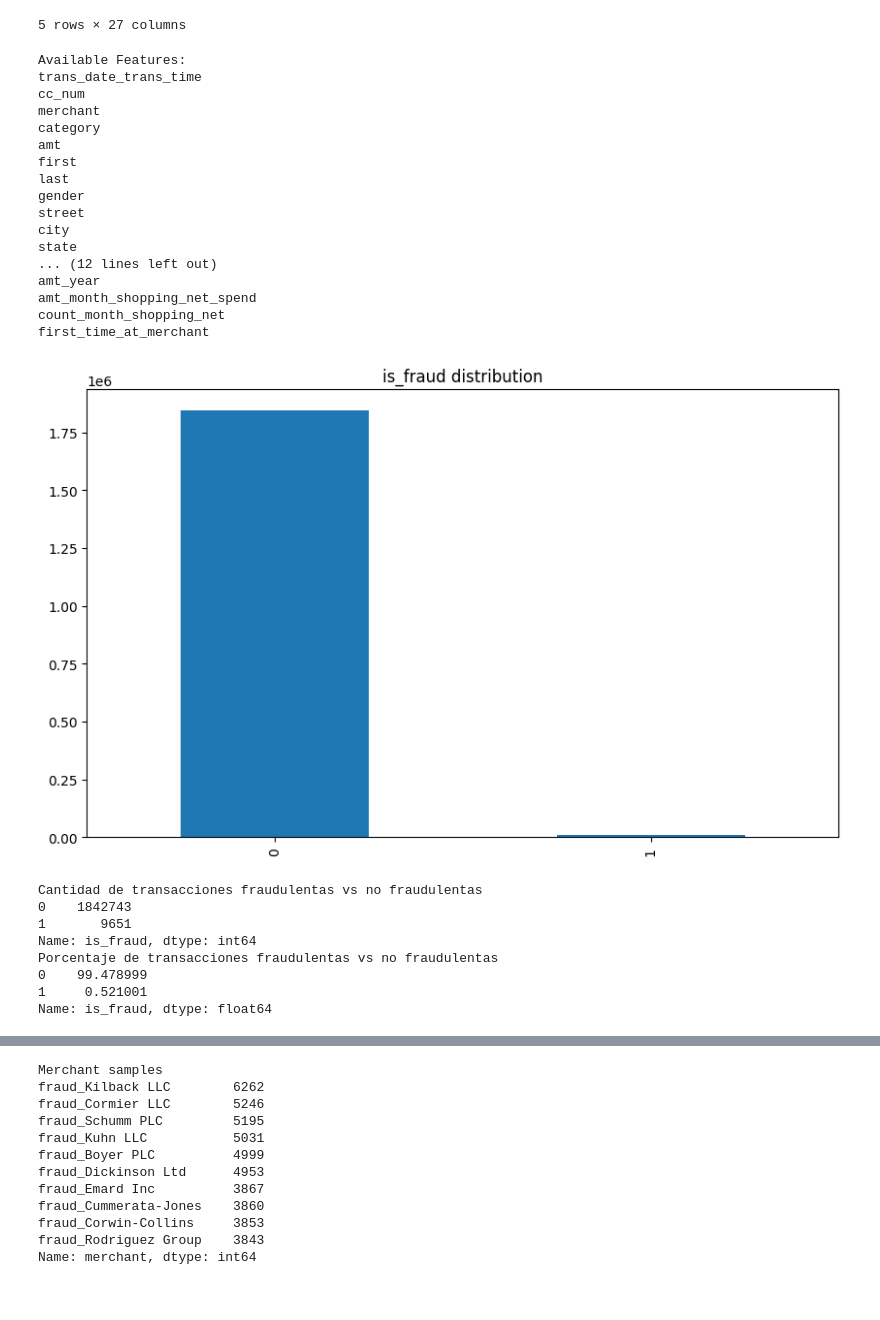
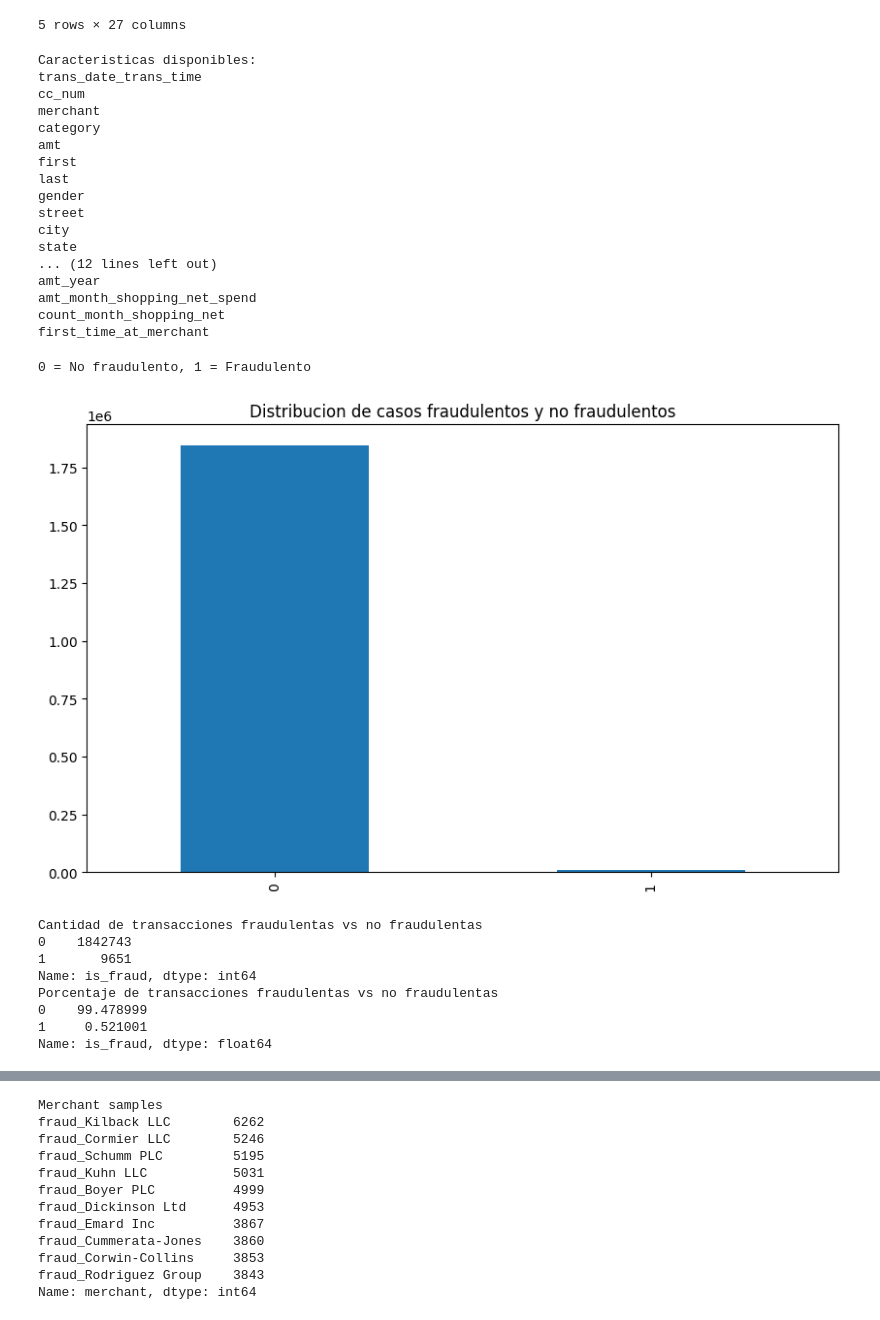
Before and after one commit to andresdlRoca/CC_Fraud_ML, a Jupyter notebook: cc_fraud.ipynb, the cells around one changed output, grey strips where cells are left out. Cells and saved outputs as stored; diff of their text form; code cells hidden in the pictures.

```diff
--- a/cc_fraud.ipynb
+++ b/cc_fraud.ipynb
@@ -27,11 +31,11 @@ data.head()
 5 rows × 27 columns
 # %%
 # Name of the columns
-print("Available Features: ")
+print("Caracteristicas disponibles: ")
 for i in data.columns:
     print(i)
 # %% [output]
-Available Features:
+Caracteristicas disponibles:
 trans_date_trans_time
 cc_num
 merchant
@@ -53,26 +57,27 @@ first_time_at_merchant
 # profile.to_file("Proyecto_2_profiling.html")
 # %%
 # Display is_fraud distribution 0 and 1
-
+print("0 = No fraudulento, 1 = Fraudulento")
 plt.figure(figsize=(10, 6))
 data['is_fraud'].value_counts().plot(kind='bar')
-plt.title('is_fraud distribution')
+plt.title('Distribucion de casos fraudulentos y no fraudulentos')
 plt.show()
 
 print("Cantidad de transacciones fraudulentas vs no fraudulentas")
 print(data['is_fraud'].value_counts())
 # Percentage of fraud transactions vs non-fraud transactions
 print("Porcentaje de transacciones fraudulentas vs no fraudulentas")
 print(data['is_fraud'].value_counts(normalize=True) * 100)
 # %% [output]
+0 = No fraudulento, 1 = Fraudulento
-[figure, old version]
+[figure, new version]
-Cantidad de transacciones fraudulentas vs no fraudulentas
-0    1842743
-1       9651
-Name: is_fraud, dtype: int64
-Porcentaje de transacciones fraudulentas vs no fraudulentas
-0    99.478999
-1     0.521001
-Name: is_fraud, dtype: float64
+Cantidad de transacciones fraudulentas vs no fraudulentas
+0    1842743
+1       9651
+Name: is_fraud, dtype: int64
+Porcentaje de transacciones fraudulentas vs no fraudulentas
+0    99.478999
+1     0.521001
+Name: is_fraud, dtype: float64
 # %%
 # Delete colums trans_date_trans_time
```
Also changed, not shown: parts of 23 cells of this notebook, 1 other file.
